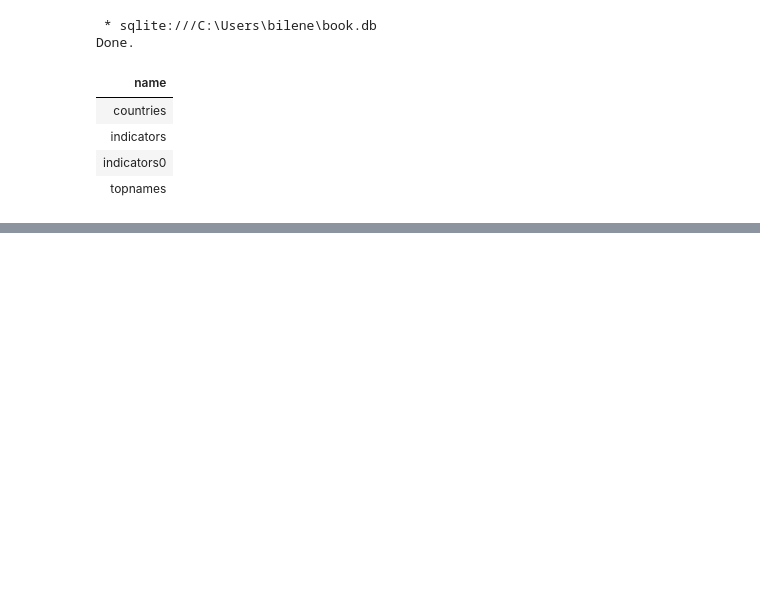
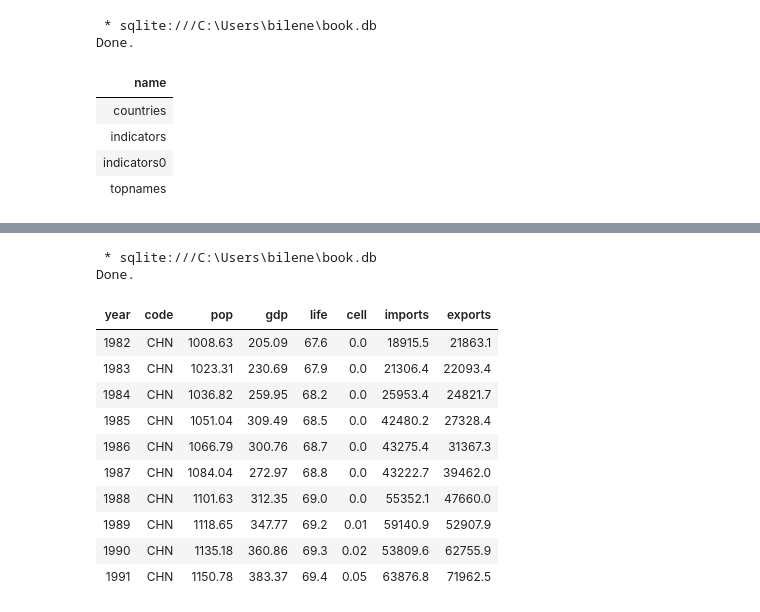
Before and after one commit to ernbilen/Data200_Spring23, a Jupyter notebook: notes/inclass/sql-intro.ipynb, the cells around one changed output, grey strips where cells are left out. Cells and saved outputs as stored; diff of their text form; code cells hidden in the pictures; blank space fills up the shorter version.

```diff
--- a/notes/inclass/sql-intro.ipynb
+++ b/notes/inclass/sql-intro.ipynb
@@ -126,0 +147,19 @@ Done.
+# %%
+%%sql
+SELECT * FROM indicators
+WHERE pop > 1000 AND life > 60
+LIMIT 10
+# %% [output]
+ * sqlite:///C:\Users\bilene\book.db
+Done.
+| year | code | pop | gdp | life | cell | imports | exports |
+| 1982 | CHN | 1008.63 | 205.09 | 67.6 | 0.0 | 18915.5 | 21863.1 |
+| 1983 | CHN | 1023.31 | 230.69 | 67.9 | 0.0 | 21306.4 | 22093.4 |
+| 1984 | CHN | 1036.82 | 259.95 | 68.2 | 0.0 | 25953.4 | 24821.7 |
+| 1985 | CHN | 1051.04 | 309.49 | 68.5 | 0.0 | 42480.2 | 27328.4 |
+| 1986 | CHN | 1066.79 | 300.76 | 68.7 | 0.0 | 43275.4 | 31367.3 |
+| 1987 | CHN | 1084.04 | 272.97 | 68.8 | 0.0 | 43222.7 | 39462.0 |
+| 1988 | CHN | 1101.63 | 312.35 | 69.0 | 0.0 | 55352.1 | 47660.0 |
+| 1989 | CHN | 1118.65 | 347.77 | 69.2 | 0.01 | 59140.9 | 52907.9 |
+| 1990 | CHN | 1135.18 | 360.86 | 69.3 | 0.02 | 53809.6 | 62755.9 |
+| 1991 | CHN | 1150.78 | 383.37 | 69.4 | 0.05 | 63876.8 | 71962.5 |
```
Also changed, not shown: parts of 21 cells of this notebook.
